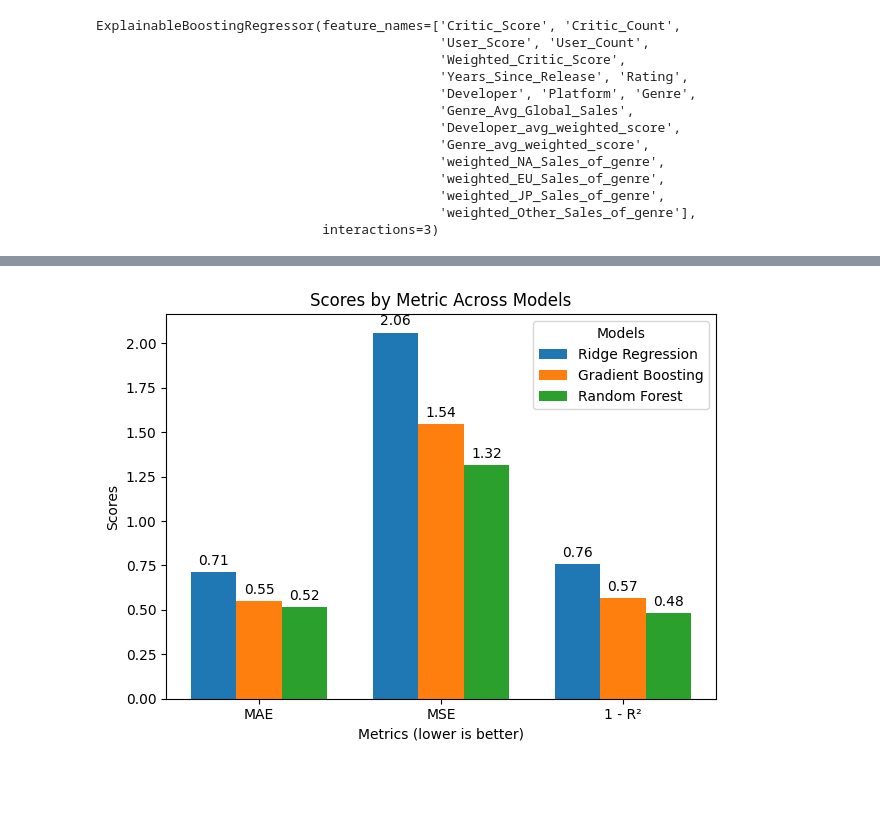
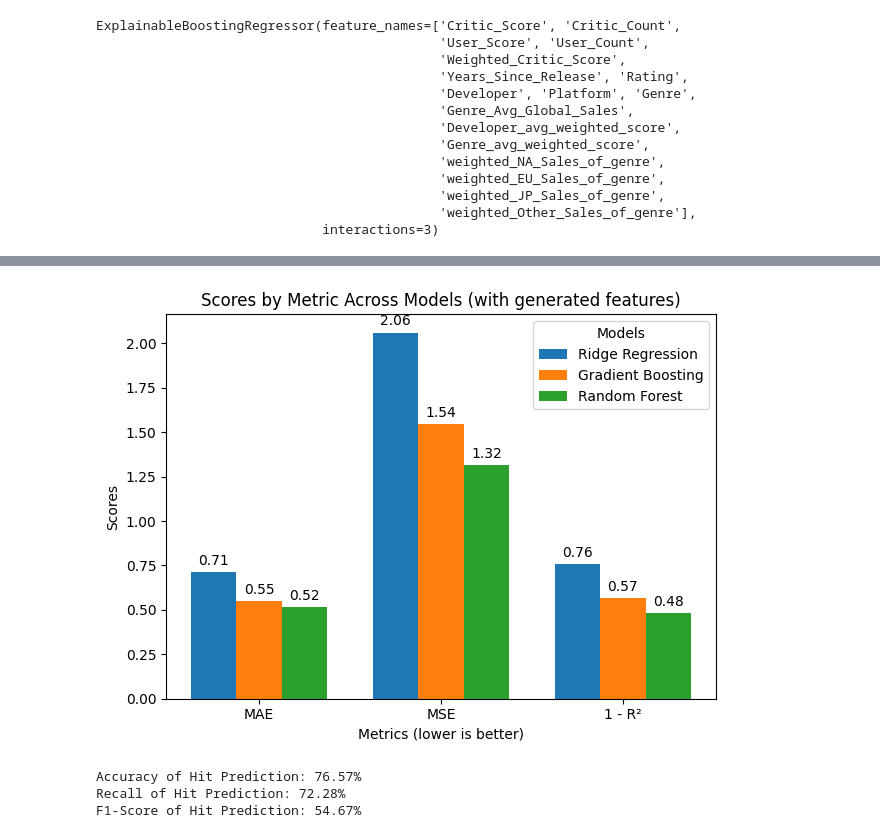
Before and after one commit to bretzNiklas/dataminingproject, a Jupyter notebook: VGA_Sales_new_generated_features.ipynb, the cells around one changed output, grey strips where cells are left out. Cells and saved outputs as stored; diff of their text form; code cells hidden in the pictures; blank space fills up the shorter version.

```diff
--- a/VGA_Sales_new_generated_features.ipynb
+++ b/VGA_Sales_new_generated_features.ipynb
@@ -599,32 +692,52 @@ bar_width = 0.25  # Width of the bars
 fig, ax = plt.subplots()
 
 # Create bars for each model under each metric
 rects1 = ax.bar(index - bar_width, ridge_scores, bar_width, label=models[0])
 rects2 = ax.bar(index, gradient_boosting_scores, bar_width, label=models[1])
 rects3 = ax.bar(index + bar_width, random_forest_scores, bar_width, label=models[2])
 
 ax.set_xlabel('Metrics (lower is better)')
 ax.set_ylabel('Scores')
-ax.set_title('Scores by Metric Across Models')
+ax.set_title('Scores by Metric Across Models (with generated features)')
 ax.set_xticks(index)
 ax.set_xticklabels(metrics)
 ax.legend(title="Models")
 
 def autolabel(rects):
     """Attach a text label above each bar in *rects*, displaying its height."""
     for rect in rects:
         height = rect.get_height()
         ax.annotate('{}'.format(round(height, 2)),
                     xy=(rect.get_x() + rect.get_width() / 2, height),
                     xytext=(0, 3),  # 3 points vertical offset
                     textcoords="offset points",
                     ha='center', va='bottom')
 
 autolabel(rects1)
 autolabel(rects2)
 autolabel(rects3)
 
 fig.tight_layout()
 plt.show()
 # %% [output]
-[figure, old version]
+[figure, new version]
+# %%
+from sklearn.metrics import accuracy_score, recall_score, f1_score
+hit_threshold = 1.0
+
+
+y_true_hits = y_test >= hit_threshold
+y_pred_hits = y_pred >= hit_threshold
+
+
+accuracy = accuracy_score(y_true_hits, y_pred_hits) * 100
+recall = recall_score(y_true_hits, y_pred_hits) * 100
+f1 = f1_score(y_true_hits, y_pred_hits) * 100
+
+print(f"Accuracy of Hit Prediction: {accuracy:.2f}%")
+print(f"Recall of Hit Prediction: {recall:.2f}%")
+print(f"F1-Score of Hit Prediction: {f1:.2f}%")
+# %% [output]
+Accuracy of Hit Prediction: 76.57%
+Recall of Hit Prediction: 72.28%
+F1-Score of Hit Prediction: 54.67%
```
Also changed, not shown: parts of 6 cells of this notebook, 3 other files.
